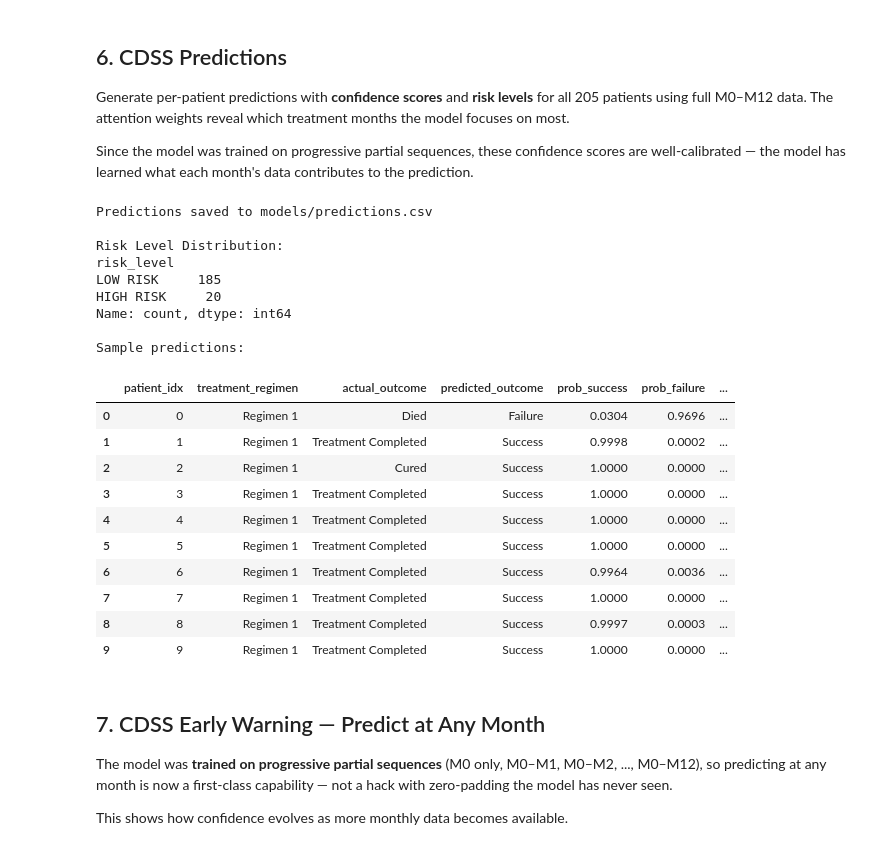
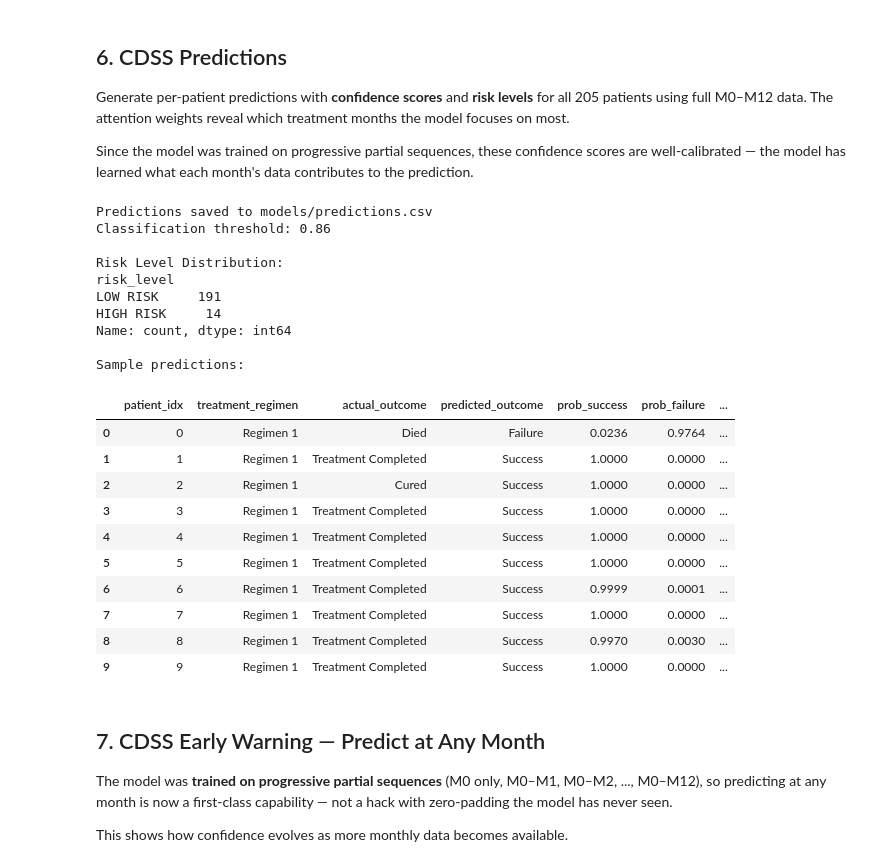
Before and after one commit to VladTemp27/TB-DOTS-CAR-CDSS, a Jupyter notebook: Hybrid_Bi-LSTM_temporal.ipynb, the cells around one changed output. Drawn from its saved outputs; the diff is of its cells as text; code cells hidden in the pictures.

```diff
--- a/Hybrid_Bi-LSTM_temporal.ipynb
+++ b/Hybrid_Bi-LSTM_temporal.ipynb
@@ -408,16 +550,15 @@ class TB_LSTM_CDSS(nn.Module):
 # %%
-model = TB_LSTM_CDSS(
-    temporal_features=X_temporal.shape[2],  # 8
-    static_features=X_static.shape[1],      # 51
-    lstm_hidden=64,
-    lstm_layers=2,
-    dropout=0.3,
-).to(DEVICE)
-
-total_params = sum(p.numel() for p in model.parameters())
-trainable = sum(p.numel() for p in model.parameters() if p.requires_grad)
+# Display model architecture (using a temporary model instance)
+_tmp_model = TB_LSTM_CDSS(
+    temporal_features=X_temporal.shape[2],
+    static_features=X_static.shape[1],
+    lstm_hidden=64, lstm_layers=2, dropout=0.3,
+)
+total_params = sum(p.numel() for p in _tmp_model.parameters())
+trainable = sum(p.numel() for p in _tmp_model.parameters() if p.requires_grad)
 print(f"Parameters: {total_params:,} total, {trainable:,} trainable")
-print(f"\n{model}")
+print(f"\n{_tmp_model}")
+del _tmp_model
 # %% [output]
 Parameters: 163,937 total, 163,937 trainable
 
@@ -726,10 +1035,11 @@ Generate per-patient predictions with **confidence scores** and **risk levels**
 Since the model was trained on progressive partial sequences, these confidence scores are well-calibrated — the model has learned what each month's data contributes to the prediction.
 # %%
 def generate_cdss_predictions(model, X_temporal_all, X_static_all, df,
-                              up_to_month=12):
+                              up_to_month=12, threshold=0.5):
     """
     Generate per-patient CDSS predictions with confidence scores.
     Uses data up to `up_to_month` (default: full M0–M12).
+    Uses optimized threshold instead of default 0.5.
     """
     model.eval()
     n = len(df)
@@ -752,7 +1062,7 @@ def generate_cdss_predictions(model, X_temporal_all, X_static_all, df,
     for i in range(n):
         prob_success = float(probs[i])
         prob_failure = 1.0 - prob_success
-        predicted_class = "Success" if prob_success >= 0.5 else "Failure"
+        predicted_class = "Success" if prob_success >= threshold else "Failure"
         confidence = max(prob_success, prob_failure) * 100
 
         # Risk level for CDSS
@@ -773,45 +1083,50 @@ def generate_cdss_predictions(model, X_temporal_all, X_static_all, df,
             "actual_outcome": df.iloc[i]["outcome"],
             "predicted_outcome": predicted_class,
             "prob_success": round(prob_success, 4),
             "prob_failure": round(prob_failure, 4),
             "confidence_pct": round(confidence, 2),
             "risk_level": risk_level,
             "months_used": f"M0–M{up_to_month}",
             "most_attended_month": f"M{most_attended}",
         })
 
     return pd.DataFrame(results)
 
 # Generate predictions for all patients (full data)
 df = pd.read_csv(DATA_DIR / "cleaned_combined_dataset.csv")
-predictions_df = generate_cdss_predictions(model, X_temporal, X_static, df)
+predictions_df = generate_cdss_predictions(
+    model, X_temporal, X_static, df,
+    threshold=optimal_threshold,
+)
 predictions_df.to_csv(MODEL_DIR / "predictions.csv", index=False)
 
 print(f"Predictions saved to models/predictions.csv")
+print(f"Classification threshold: {optimal_threshold:.2f}")
 print(f"\nRisk Level Distribution:")
 print(predictions_df["risk_level"].value_counts())
 print(f"\nSample predictions:")
 predictions_df.head(10)
 # %% [output]
 Predictions saved to models/predictions.csv
+Classification threshold: 0.86
 
 Risk Level Distribution:
 risk_level
-LOW RISK     185
-HIGH RISK     20
+LOW RISK     191
+HIGH RISK     14
 Name: count, dtype: int64
 
 Sample predictions:
 |  | patient_idx | treatment_regimen | actual_outcome | predicted_outcome | prob_success | prob_failure | ... |
-| 0 | 0 | Regimen 1 | Died | Failure | 0.0304 | 0.9696 | ... |
-| 1 | 1 | Regimen 1 | Treatment Completed | Success | 0.9998 | 0.0002 | ... |
+| 0 | 0 | Regimen 1 | Died | Failure | 0.0236 | 0.9764 | ... |
+| 1 | 1 | Regimen 1 | Treatment Completed | Success | 1.0000 | 0.0000 | ... |
 | 2 | 2 | Regimen 1 | Cured | Success | 1.0000 | 0.0000 | ... |
 | 3 | 3 | Regimen 1 | Treatment Completed | Success | 1.0000 | 0.0000 | ... |
 | 4 | 4 | Regimen 1 | Treatment Completed | Success | 1.0000 | 0.0000 | ... |
 | 5 | 5 | Regimen 1 | Treatment Completed | Success | 1.0000 | 0.0000 | ... |
-| 6 | 6 | Regimen 1 | Treatment Completed | Success | 0.9964 | 0.0036 | ... |
+| 6 | 6 | Regimen 1 | Treatment Completed | Success | 0.9999 | 0.0001 | ... |
 | 7 | 7 | Regimen 1 | Treatment Completed | Success | 1.0000 | 0.0000 | ... |
-| 8 | 8 | Regimen 1 | Treatment Completed | Success | 0.9997 | 0.0003 | ... |
+| 8 | 8 | Regimen 1 | Treatment Completed | Success | 0.9970 | 0.0030 | ... |
 | 9 | 9 | Regimen 1 | Treatment Completed | Success | 1.0000 | 0.0000 | ... |
 # %% [markdown]
 ## 7. CDSS Early Warning — Predict at Any Month
```
Also changed, not shown: parts of 20 cells of this notebook.
